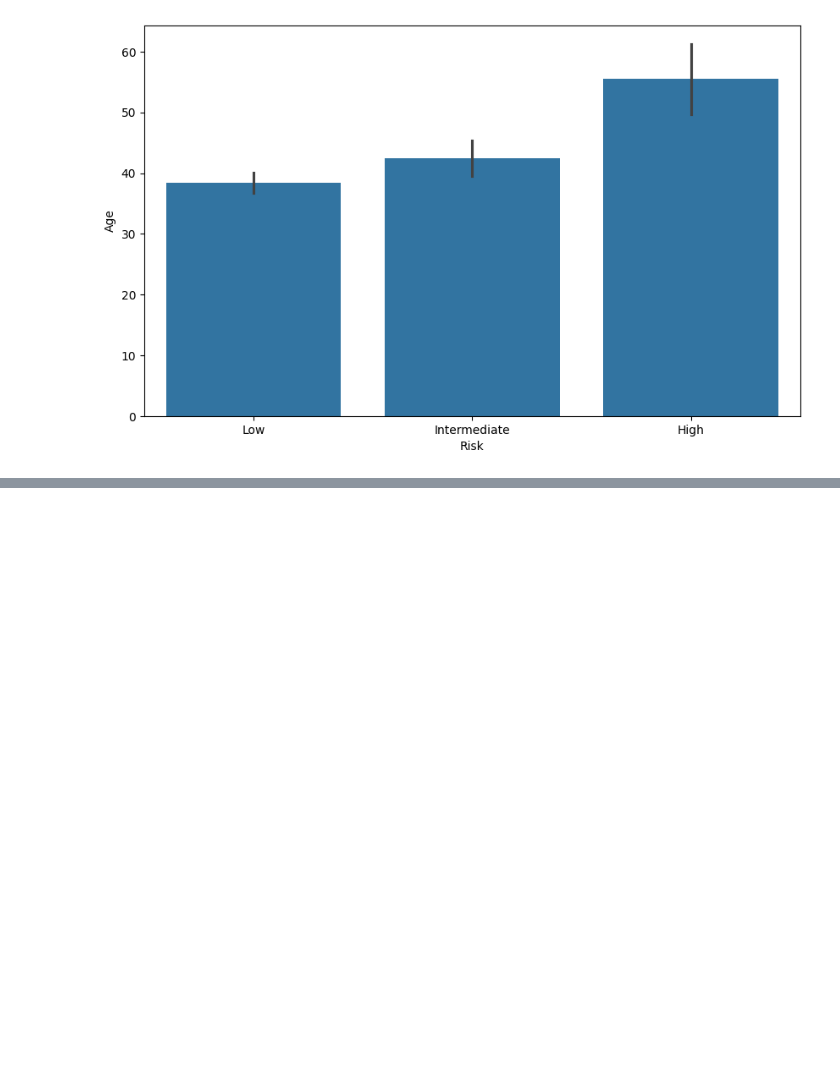
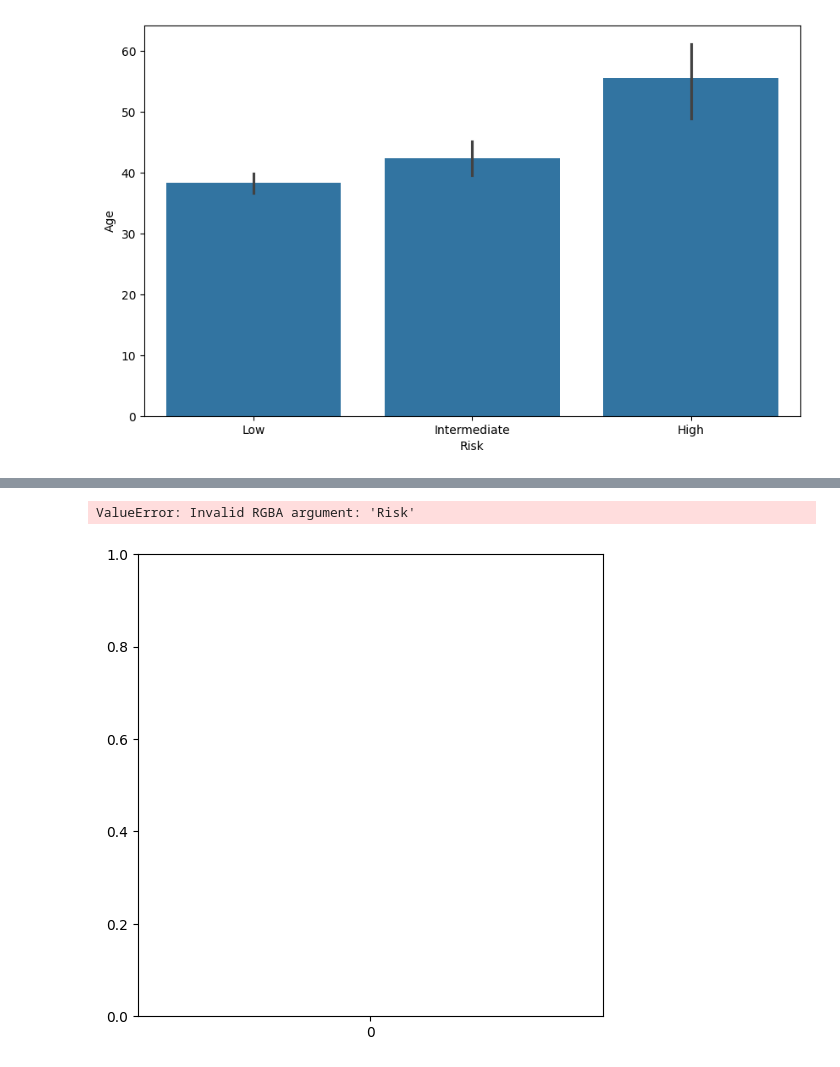
Before and after one commit to Joseph-Kobo/Exploratory_data_analysis_of-_thyroid_cancer_recurrence, a Jupyter notebook: Thyroid_Cancer_Analysis.ipynb, the cells around one changed output, grey strips where cells are left out. Cells and saved outputs as stored; diff of their text form; code cells hidden in the pictures; blank space fills up the shorter version.

```diff
--- a/Thyroid_Cancer_Analysis.ipynb
+++ b/Thyroid_Cancer_Analysis.ipynb
@@ -156,0 +179,30 @@ ValueError: Invalid RGBA argument: 'Gender'
+# %%
+
+import pandas as pd
+import numpy as np
+import seaborn as sns
+import matplotlib.pyplot as plt
+import plotly.express as px
+
+plt.figure(figsize=(6, 6))
+plt = sns.boxplot(data=df,
+             x='Risk',
+             y='Age',
+             color='Risk',
+             points='all',
+             title='RISK LEVEL BY AGE')
+plt.show()
+
+plt.figure(figsize=(6, 6))
+risk_counts = df['Risk'].value_counts().reset_index()
+risk_counts.columns = ['Risk Level', 'Count']
+plt = sns.bar(risk_counts,
+             x='Risk Level',
+             y='Count',
+             text='Count',
+             color='Risk Level',
+             title='NUMBER OF PATIENTS BY RISK LEVEL')
+plt.show()
+# %% [output]
+ValueError: Invalid RGBA argument: 'Risk'
+[figure, added]
```
Also changed, not shown: parts of 5 cells of this notebook.
